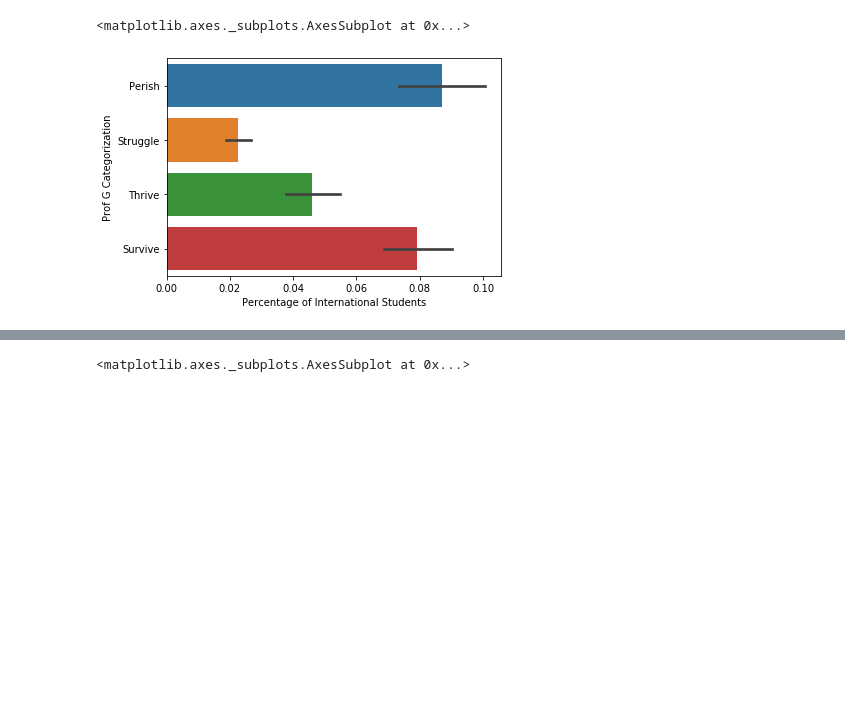
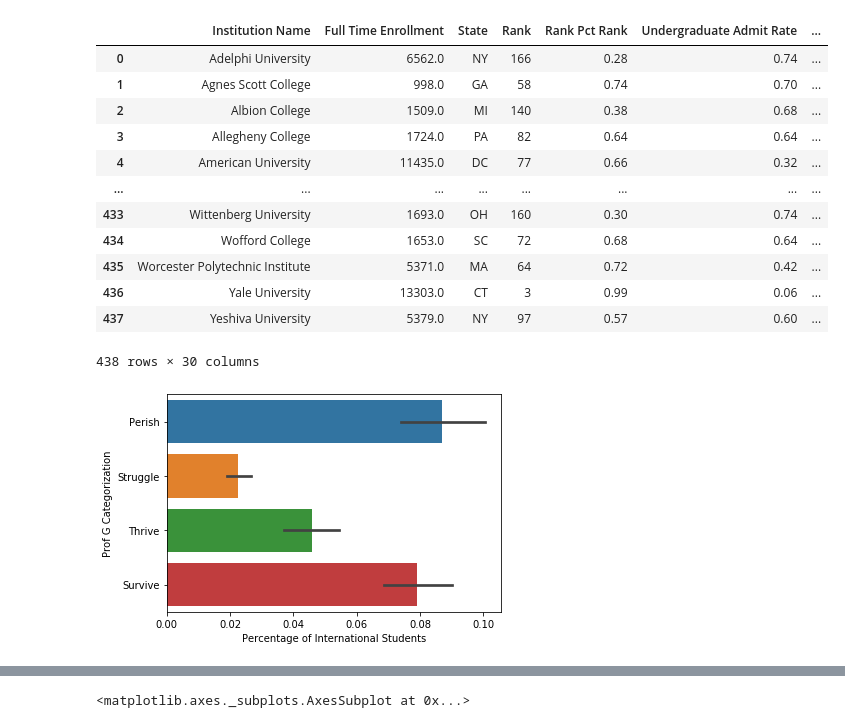
Before and after one commit to StephanieChew-nyc/US_Colleges_2020, a Jupyter notebook: US_Colleges_2020.ipynb, the cells around one changed output, grey strips where cells are left out. Saved outputs shown, nothing was run; the diff lists cells and outputs as text; code cells hidden in the pictures; blank space fills up the shorter version.

```diff
--- a/US_Colleges_2020.ipynb
+++ b/US_Colleges_2020.ipynb
@@ -30,17 +29,31 @@ memory usage: 102.8+ KB
 # %%
-# df['Value\n(C x E x E)']
-#df.rename(columns = {'Value\n(C x E x E)':'Values'}, inplace=True)
-#df.drop('Ranking List',axis=1,inplace=True)
+#Renamed Value column
+df['Value\n(C x E x E)']
+df.rename(columns = {'Value\n(C x E x E)':'Values'}, inplace=True)
+
+#Dropped Ranking List column
+df.drop('Ranking List',axis=1,inplace=True)
+
 #df.melt(id_vars=['Institution Name'], value_vars=['Credential Score'])
-#grouped = df.groupby('Prof G Categorization')
 
-#counted_1 = df['Prof G Categorization'].value_counts()
-
-
-#df['Average Undergraduate Tuition and Fees'] = df['Average Undergraduate Tuition and Fees'].str.strip('$')
-#df['Average Undergraduate Tuition and Fees'] = df['Average Undergraduate Tuition and Fees'].str.replace(',','').astype('float')
+#Cleaned and changed the format for Average Undergraduate Tuition and Fees column.
+df['Average Undergraduate Tuition and Fees'] = df['Average Undergraduate Tuition and Fees'].str.strip('$')
+df['Average Undergraduate Tuition and Fees'] = df['Average Undergraduate Tuition and Fees'].str.replace(',','').astype('float')
 
 sns.barplot(x='Percentage of International Students', y='Prof G Categorization', data=df)
+df
 # %% [output]
+|  | Institution Name | Full Time Enrollment | State | Rank | Rank Pct Rank | Undergraduate Admit Rate | ... |
+| 0 | Adelphi University | 6562.0 | NY | 166 | 0.28 | 0.74 | ... |
+| 1 | Agnes Scott College | 998.0 | GA | 58 | 0.74 | 0.70 | ... |
+| 2 | Albion College | 1509.0 | MI | 140 | 0.38 | 0.68 | ... |
+| 3 | Allegheny College | 1724.0 | PA | 82 | 0.64 | 0.64 | ... |
+| 4 | American University | 11435.0 | DC | 77 | 0.66 | 0.32 | ... |
+| ... | ... | ... | ... | ... | ... | ... | ... |
+| 433 | Wittenberg University | 1693.0 | OH | 160 | 0.30 | 0.74 | ... |
+| 434 | Wofford College | 1653.0 | SC | 72 | 0.68 | 0.64 | ... |
+| 435 | Worcester Polytechnic Institute | 5371.0 | MA | 64 | 0.72 | 0.42 | ... |
+| 436 | Yale University | 13303.0 | CT | 3 | 0.99 | 0.06 | ... |
+| 437 | Yeshiva University | 5379.0 | NY | 97 | 0.57 | 0.60 | ... |
-<matplotlib.axes._subplots.AxesSubplot at 0x...>
+438 rows × 30 columns
 [figure]
```
Also changed, not shown: parts of 9 cells of this notebook, 3 other files.
